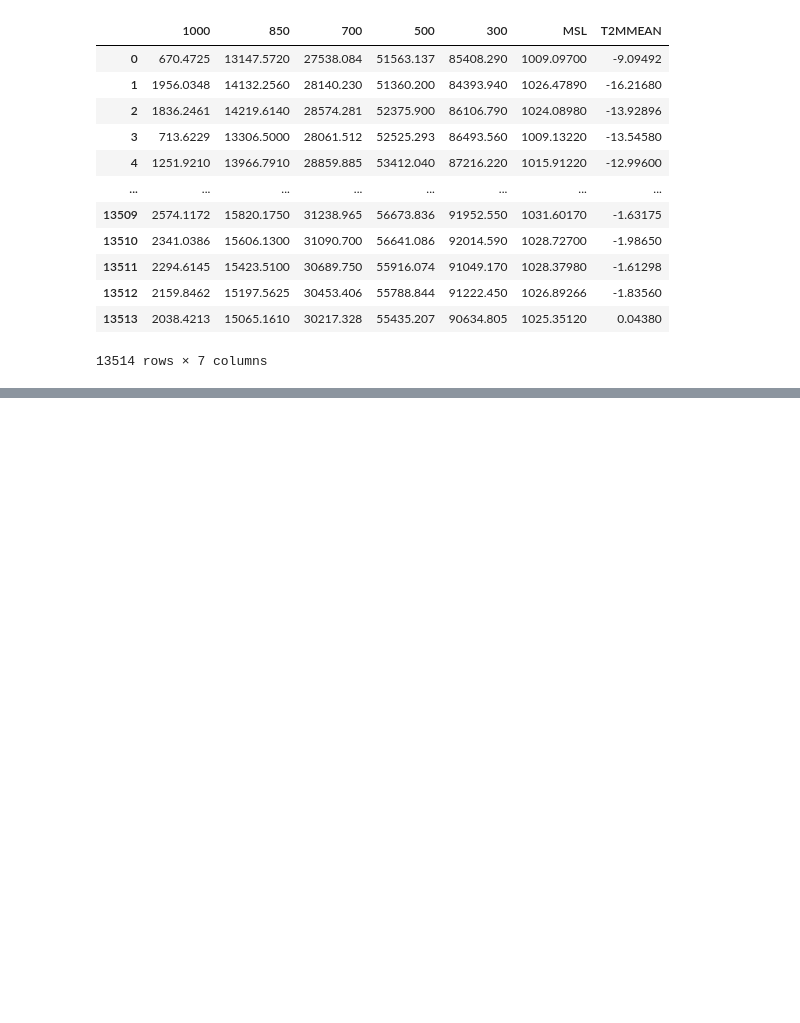
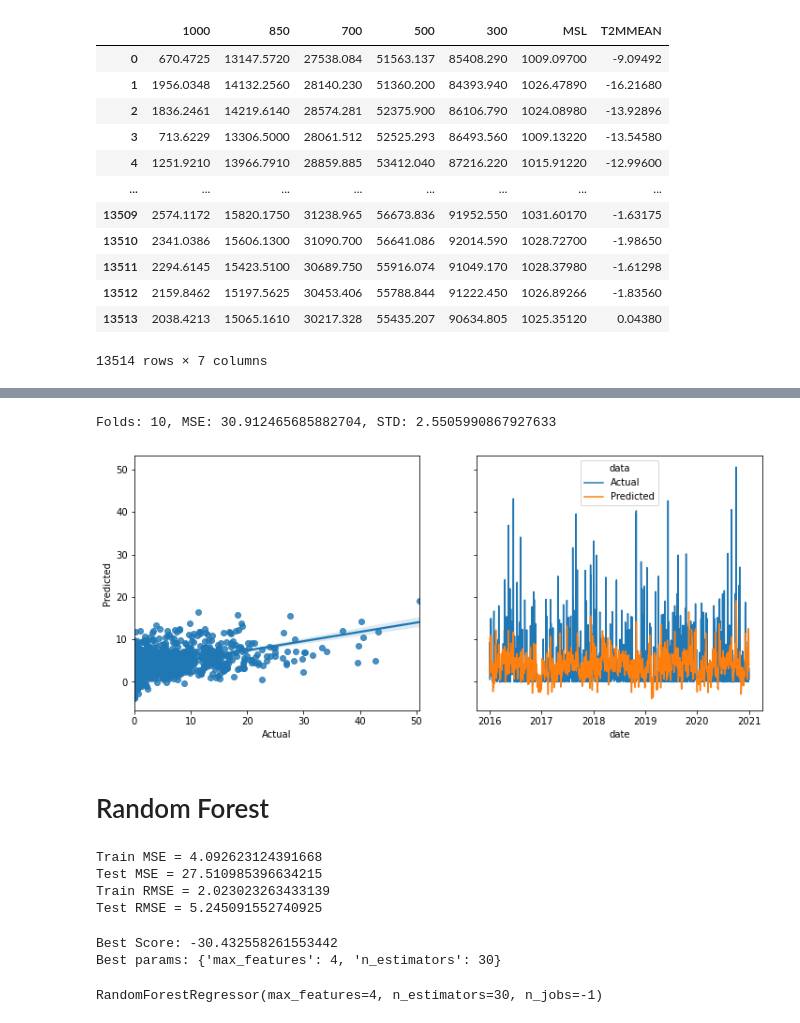
Before and after one commit to ML-precip/cas-aml-subprojects, a Jupyter notebook: Supervised_Regression.ipynb, the cells around one changed output, grey strips where cells are left out. Saved outputs shown, nothing was run; the diff lists cells and outputs as text; code cells hidden in the pictures; blank space fills up the shorter version.

```diff
--- a/Supervised_Regression.ipynb
+++ b/Supervised_Regression.ipynb
@@ -14,3 +15,18 @@ from utils_ml import *
+# %%
+def plotprediction_TS(test_dates, final_predictions, test_labels):
+    import seaborn as sns
+    df_to_compare = pd.DataFrame({'date': test_dates, 'Actual': test_labels, 'Predicted': final_predictions})
+    dfm = pd.melt(df_to_compare, id_vars=['date'], value_vars=['Actual', 'Predicted'], var_name='data', value_name='precip')
+    f, axs = plt.subplots(1,2,
+                      figsize=(12,5),
+                      sharey=True)
+
+    sns.regplot(data= df_to_compare,
+                x="Actual",
+                y="Predicted",
+                ax=axs[0],
+                )
+    sns.lineplot(x='date', y='precip', hue = 'data', data=dfm, ax=axs[1])
 # %%
 # Paths
 os.getcwd()
@@ -94,0 +142,4 @@ X_prep_test.shape
+# %%
+fpipeline = prepareData(train_dataset)
+X_prep_train = fpipeline.fit_transform(train_dataset)
+X_prep_test = fpipeline.fit_transform(test_dataset)
@@ -94,0 +161,3 @@ X_prep_test.shape
+# %%
+lr = LinearRegression(n_jobs=16)
+lr.fit(X_prep_train, train_labels)
@@ -94,0 +222,15 @@ X_prep_test.shape
+# %%
+print("Folds: " + str(len(lr_cv_mse)) + ", MSE: " + str(np.mean(np.abs(lr_cv_mse))) + ", STD: " + str(np.std(lr_cv_mse)))
+# %% [output]
+Folds: 10, MSE: 30.912465685882704, STD: 2.5505990867927633
+# %%
+# get the coefficients
+coeff_df = pd.DataFrame(lr.coef_, attributes, columns=['Coefficient'])
+# makes some predictions
+y_pred = lr.predict(X_prep_test)
+# %%
+plotprediction_TS(test_dates, y_pred, test_labels)
+# %% [output]
+[figure, added]
+# %% [markdown]
+# Random Forest
@@ -94,0 +244,10 @@ X_prep_test.shape
+# %%
+mse_rf_train = mean_squared_error(train_labels, forest_reg.predict(X_prep_train))
+mse_rf_test = mean_squared_error(test_labels, forest_reg.predict(X_prep_test))
+print(f'Train MSE = {mse_rf_train}'); print(f'Test MSE = {mse_rf_test}')
+print(f'Train RMSE = {np.sqrt(mse_rf_train)}'); print(f'Test RMSE = {np.sqrt(mse_rf_test)}')
+# %% [output]
+Train MSE = 4.092623124391668
+Test MSE = 27.510985396634215
+Train RMSE = 2.023023263433139
+Test RMSE = 5.245091552740925
@@ -94,0 +274,11 @@ X_prep_test.shape
+# %%
+print ("Best Score:" , grid_search.best_score_)
+print ("Best params:", best_params)
+# %% [output]
+Best Score: -30.432558261553442
+Best params: {'max_features': 4, 'n_estimators': 30}
+# %%
+forest_GCV_reg = RandomForestRegressor(n_jobs=-1).set_params(**best_params)
+forest_GCV_reg.fit(X_prep_train,train_labels)
+# %% [output]
+RandomForestRegressor(max_features=4, n_estimators=30, n_jobs=-1)
```
Also changed, not shown: parts of 31 cells of this notebook, 2 other files.
